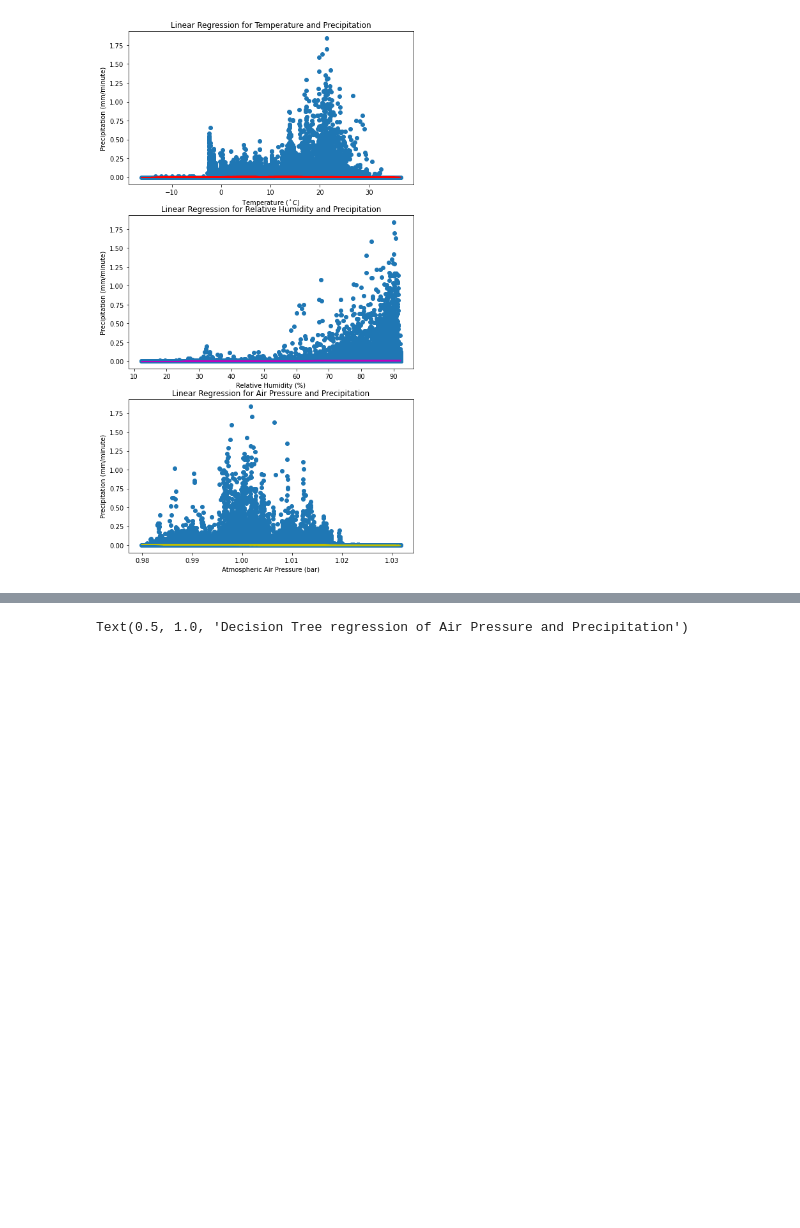
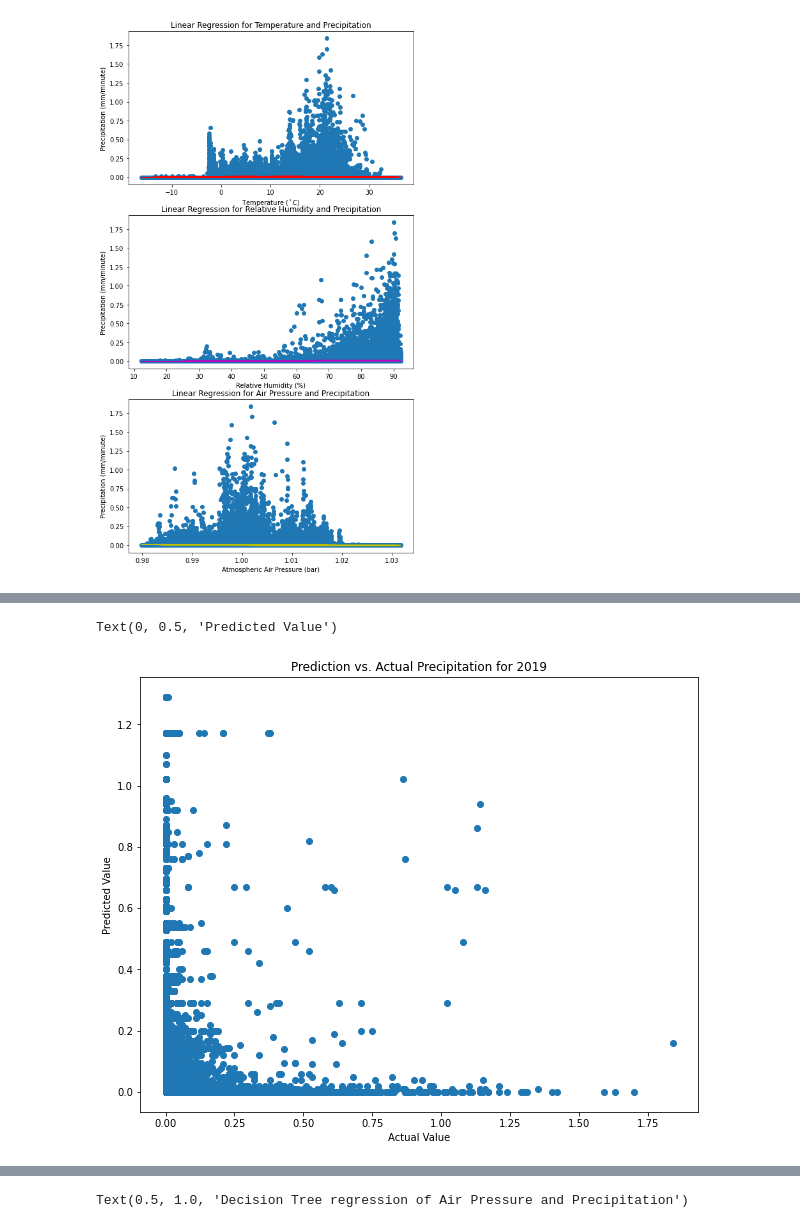
Before and after one commit to zhangt3-e/senior_thesis, a Jupyter notebook: Code/ML.ipynb, the cells around one changed output, grey strips where cells are left out. Cells and saved outputs as stored; diff of their text form; code cells hidden in the pictures; blank space fills up the shorter version.

```diff
--- a/Code/ML.ipynb
+++ b/Code/ML.ipynb
@@ -119,3 +117,12 @@ Text(0.5, 1.0, 'Decision Tree regression of Air Pressure and Precipitation')
+# %%
+plt.figure(figsize = (10, 8))
+plt.scatter( Whole19[:, 3] ,newpredict2019)
+plt.title('Prediction vs. Actual Precipitation for 2019')
+plt.xlabel('Actual Value')
+plt.ylabel('Predicted Value')
+# %% [output]
+Text(0, 0.5, 'Predicted Value')
+[figure, added]
 # %%
 plt.figure(figsize= (10, 8))
 plt.plot(Whole19[:, 3])
```
Also changed, not shown: parts of 5 cells of this notebook, 3 other files.
